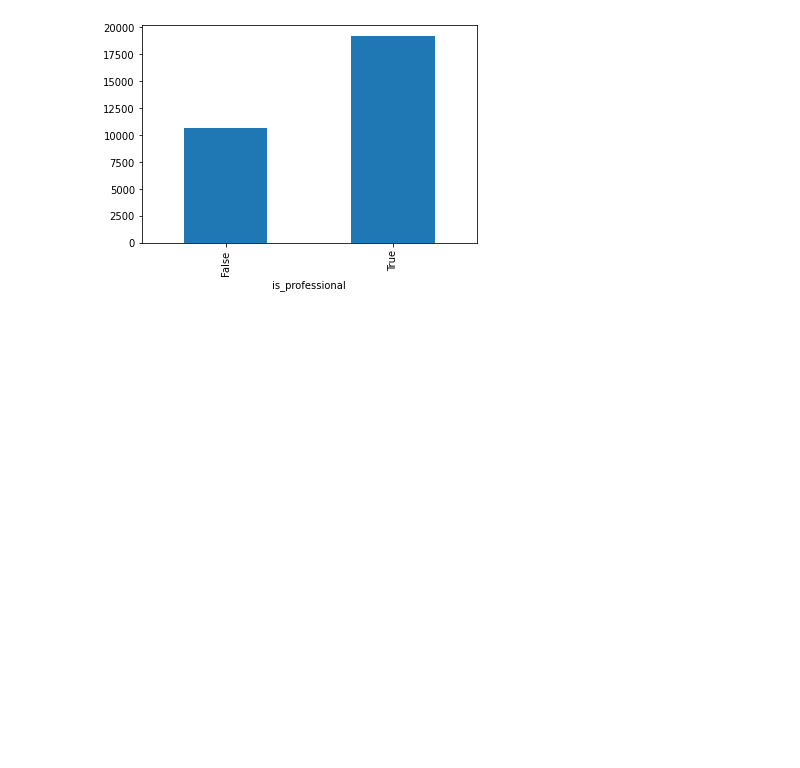
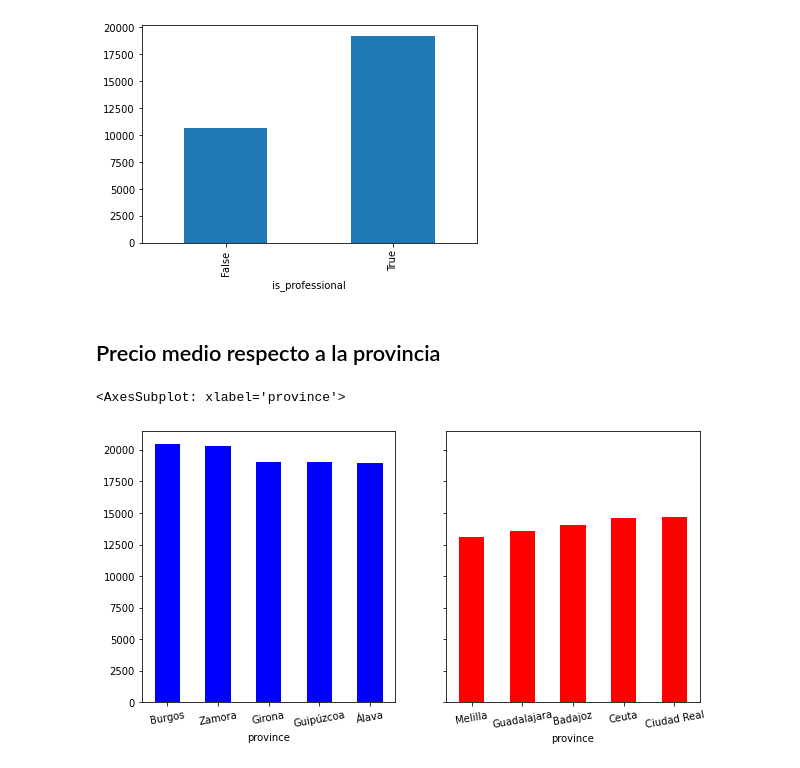
Before and after one commit to Triceratroll/car-price-prediction, a Jupyter notebook: exploratory_data_analisys.ipynb, the cells around one changed output. Saved outputs shown, nothing was run; the diff lists cells and outputs as text; code cells hidden in the pictures; blank space fills up the shorter version.

Commit message:
add: plot provinces

```diff
--- a/exploratory_data_analisys.ipynb
+++ b/exploratory_data_analisys.ipynb
@@ -378,3 +351,29 @@ True     19248.318073
 Name: price, dtype: float64
 <AxesSubplot: xlabel='is_professional'>
 [figure]
+# %% [markdown]
+## Precio medio respecto a la provincia
+# %%
+# Import the matplotlib library
+import matplotlib.pyplot as plt
+
+# Calculate the average price by province
+avg_price_by_province = cars.groupby('province')['price'].mean()
+
+# Get the 5 makes with the highest average price
+highest_avg_price_province = avg_price_by_province.nlargest(n=5)
+
+# Get the 5 makes with the lowest average price
+lowest_avg_price_province = avg_price_by_province.nsmallest(n=5)
+
+# Use the subplots() method to create two figures with a shared y-axis
+fig, (ax1, ax2) = plt.subplots(1, 2, figsize=(10, 5), sharey=True)
+
+# Create a bar plot of the provinces with the highest average price on the first figure
+highest_avg_price_province.plot(kind="bar", color='blue', ax=ax1, rot=10)
+
+# Create a bar plot of the provinces with the lowest average price on the second figure
+lowest_avg_price_province.plot(kind="bar", color='red', ax=ax2, rot=10)
+# %% [output]
+<AxesSubplot: xlabel='province'>
+[figure, added]
```
Also changed, not shown: parts of 17 cells of this notebook.
